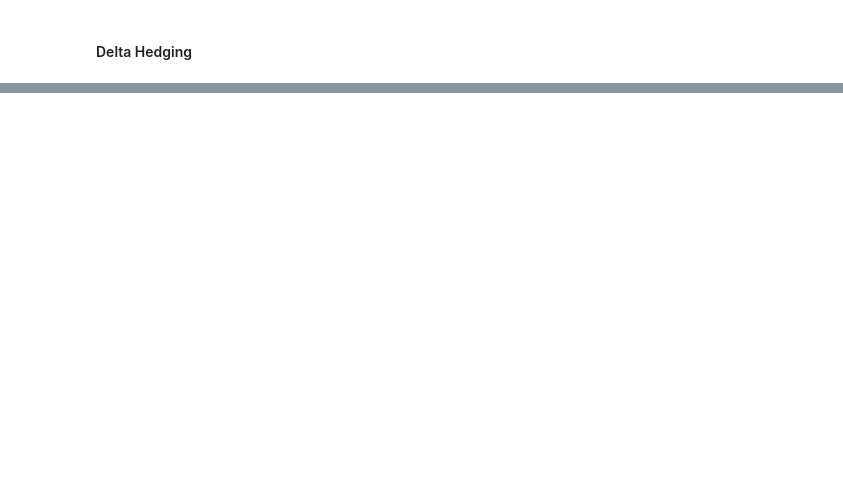
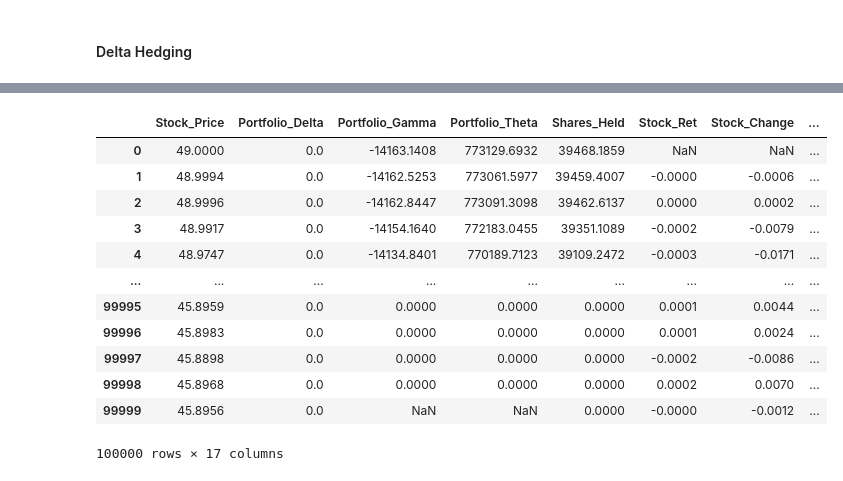
Before and after one commit to meaydemir/Option_Pricing, a Jupyter notebook: hedging_exercise.ipynb, the cells around one changed output, grey strips where cells are left out. Cells and saved outputs as stored; diff of their text form; code cells hidden in the pictures; blank space fills up the shorter version.

```diff
--- a/hedging_exercise.ipynb
+++ b/hedging_exercise.ipynb
@@ -55,0 +72,31 @@ Hedging PnL = $-200095.57729936764
+# %%
+profit_df = summary_df[['Stock_Price', 'Portfolio_Delta', 'Portfolio_Gamma', 'Portfolio_Theta', 'Shares_Held']].copy()
+profit_df['Stock_Ret'] = profit_df['Stock_Price'].div(profit_df['Stock_Price'].shift()) - 1
+profit_df['Stock_Change'] = profit_df['Stock_Price'].sub(profit_df['Stock_Price'].shift())
+profit_df['BS_Option_Price'] = opu.get_bs_price_analytical(S, K, T_array, sigma, r, q, type, display_result=False)
+profit_df['Option_Exposure'] = option_exposure*profit_df['BS_Option_Price']
+profit_df['Share_Exposure'] = profit_df['Shares_Held'].mul(profit_df['Stock_Price'])
+profit_df['Option_PnL'] = -profit_df['Option_Exposure'].shift().sub(profit_df['Option_Exposure'])
+profit_df['Share_PnL'] = profit_df['Share_Exposure'].mul(profit_df['Stock_Ret'].shift(-1)).shift()
+profit_df['Portfolio_PnL'] = profit_df['Share_PnL'].add(profit_df['Option_PnL'])
+profit_df['Projected_Portfolio_Pnl_Delta'] = profit_df['Portfolio_Delta'].shift().mul(profit_df['Stock_Change'])
+profit_df['Projected_Portfolio_Pnl_Delta_Gamma'] = profit_df['Portfolio_Delta'].shift().mul(profit_df['Stock_Change']) + 1/2*profit_df['Portfolio_Gamma'].shift().mul(profit_df['Stock_Change']**2)
+profit_df['Projected_Portfolio_Pnl_Delta_Gamma_Theta'] = profit_df['Portfolio_Theta'].shift().mul(dt) + profit_df['Portfolio_Delta'].shift().mul(profit_df['Stock_Change']) + 1/2*profit_df['Portfolio_Gamma'].shift().mul(profit_df['Stock_Change']**2)
+profit_df['Projected_Portfolio_Pnl_Delta_Theta'] = profit_df['Portfolio_Theta'].shift().mul(dt) + profit_df['Portfolio_Delta'].shift().mul(profit_df['Stock_Change'])
+
+profit_df = profit_df.astype(float).round(4)
+profit_df
+# %% [output]
+|  | Stock_Price | Portfolio_Delta | Portfolio_Gamma | Portfolio_Theta | Shares_Held | Stock_Ret | Stock_Change | ... |
+| 0 | 49.0000 | 0.0 | -14163.1408 | 773129.6932 | 39468.1859 | NaN | NaN | ... |
+| 1 | 48.9994 | 0.0 | -14162.5253 | 773061.5977 | 39459.4007 | -0.0000 | -0.0006 | ... |
+| 2 | 48.9996 | 0.0 | -14162.8447 | 773091.3098 | 39462.6137 | 0.0000 | 0.0002 | ... |
+| 3 | 48.9917 | 0.0 | -14154.1640 | 772183.0455 | 39351.1089 | -0.0002 | -0.0079 | ... |
+| 4 | 48.9747 | 0.0 | -14134.8401 | 770189.7123 | 39109.2472 | -0.0003 | -0.0171 | ... |
+| ... | ... | ... | ... | ... | ... | ... | ... | ... |
+| 99995 | 45.8959 | 0.0 | 0.0000 | 0.0000 | 0.0000 | 0.0001 | 0.0044 | ... |
+| 99996 | 45.8983 | 0.0 | 0.0000 | 0.0000 | 0.0000 | 0.0001 | 0.0024 | ... |
+| 99997 | 45.8898 | 0.0 | 0.0000 | 0.0000 | 0.0000 | -0.0002 | -0.0086 | ... |
+| 99998 | 45.8968 | 0.0 | 0.0000 | 0.0000 | 0.0000 | 0.0002 | 0.0070 | ... |
+| 99999 | 45.8956 | 0.0 | NaN | NaN | 0.0000 | -0.0000 | -0.0012 | ... |
+100000 rows × 17 columns
```
Also changed, not shown: parts of 8 cells of this notebook.
